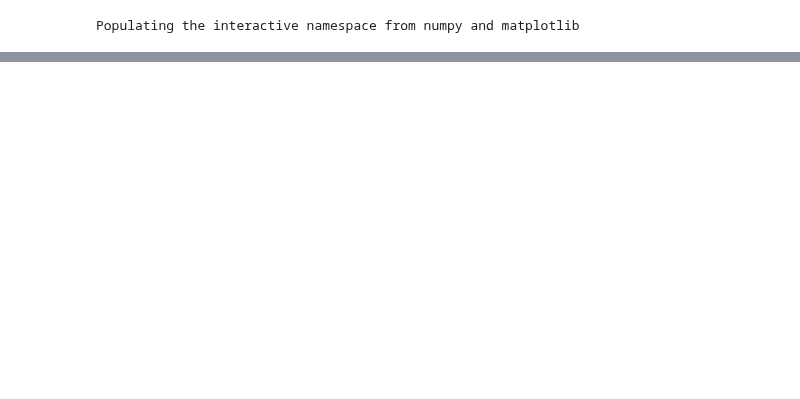
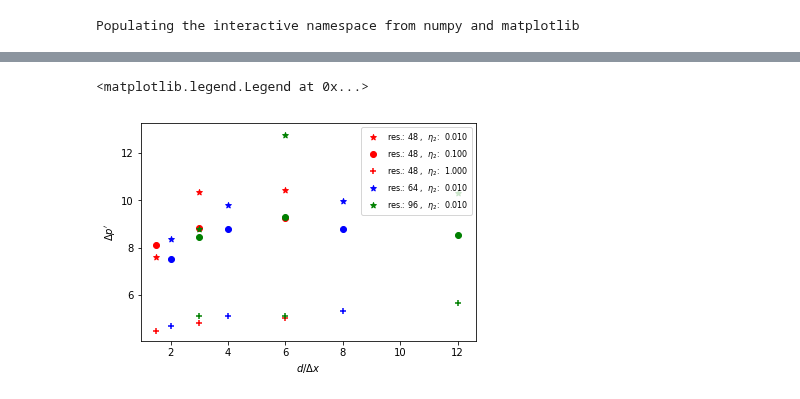
Before and after one commit to dansand/shearBands, a Jupyter notebook: viz/Untitled-Copy1.ipynb, the cells around one changed output, grey strips where cells are left out. Cells and saved outputs as stored; diff of their text form; code cells hidden in the pictures; blank space fills up the shorter version.

```diff
--- a/viz/Untitled-Copy1.ipynb
+++ b/viz/Untitled-Copy1.ipynb
@@ -38,6 +76,8 @@ def get_data(path1, path2):
 dataA, paramsA = get_data('../underworld2/results/A/**/metrics.csv', '../underworld2/results/A/**/params.csv')
 dataB, paramsB = get_data('../underworld2/results/B/**/metrics.csv', '../underworld2/results/B/**/params.csv')
 dataC, paramsC = get_data('../underworld2/results/C/**/metrics.csv', '../underworld2/results/C/**/params.csv')
+dataD, paramsD = get_data('../underworld2/results/D/**/metrics.csv', '../underworld2/results/D/**/params.csv')
+dataE, paramsE = get_data('../underworld2/results/E/**/metrics.csv', '../underworld2/results/E/**/params.csv')
 # %% [output]
 6
 6
@@ -133,0 +205,36 @@ ax3.set_ylabel("$\Delta p'$")
+# %%
+fig, ax = plt.subplots()
+
+#fig = plt.figure(figsize=(8, 8))
+
+col = 'notchWidth'
+
+for i in range(0,len(dataD), 3):
+    #print(i)
+    ax.scatter((paramsD[i][col][1]*48.), dataD[i]['pressmax'][::3] - dataD[i]['pressmin'][::3], c='r', \
+               marker=mMap[paramsD[i][mar][1]], label = '{} {} {:6.3f}'.format('res.: 48', ',  $\eta_2$:', paramsD[i]['eta2'][1]))
+
+for i in range(1,len(dataD), 3):
+    ax.scatter((paramsD[i][col][1]*64.), dataD[i]['pressmax'][::3] - dataD[i]['pressmin'][::3], c='b', \
+               marker=mMap[paramsD[i][mar][1]], label = '{} {} {:6.3f}'.format('res.: 64', ',  $\eta_2$:', paramsD[i]['eta2'][1]))
+
+
+for i in range(2,len(dataD), 3):
+    ax.scatter((paramsD[i][col][1]*96), dataD[i]['pressmax'][::3] - dataD[i]['pressmin'][::3], c='g',  \
+               marker=mMap[paramsD[i][mar][1]], label = '{} {} {:6.3f}'.format('res.: 96', ',  $\eta_2$:', paramsD[i]['eta2'][1]))
+
+
+
+ax.set_xlabel('$d/ \Delta x$')
+ax.set_ylabel("$\Delta p'$")
+
+
+#now we cut down the legend entries to a minimal set
+
+handles, labels = ax.get_legend_handles_labels()
+labels = [labels[0], labels[1] ,labels[2] , labels[9],  labels[-3]]
+handles = [handles[0] , handles[1], handles[2],  handles[9],  handles[-3] ]
+ax.legend(handles,labels, loc=1, prop={'size':8})
+# %% [output]
+<matplotlib.legend.Legend at 0x...>
+[figure, added]
```
Also changed, not shown: parts of 27 cells of this notebook, 3 other files.
